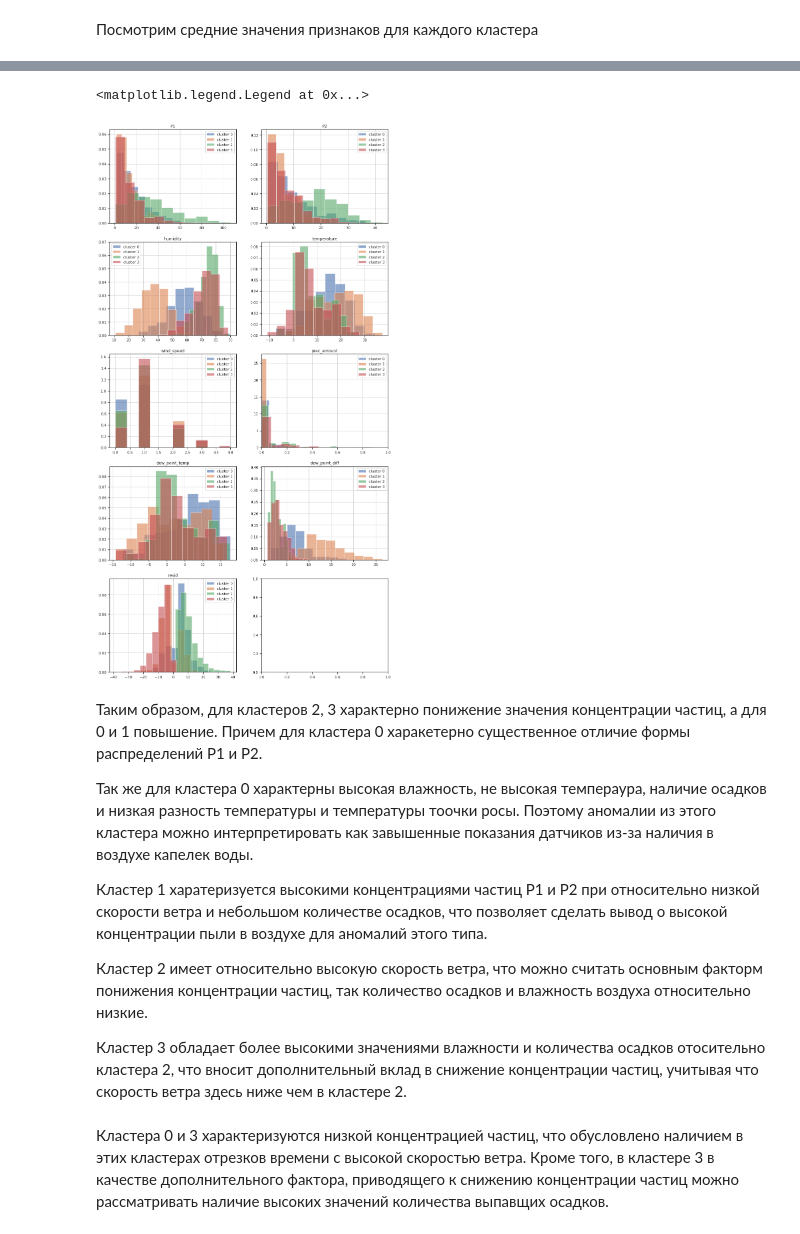
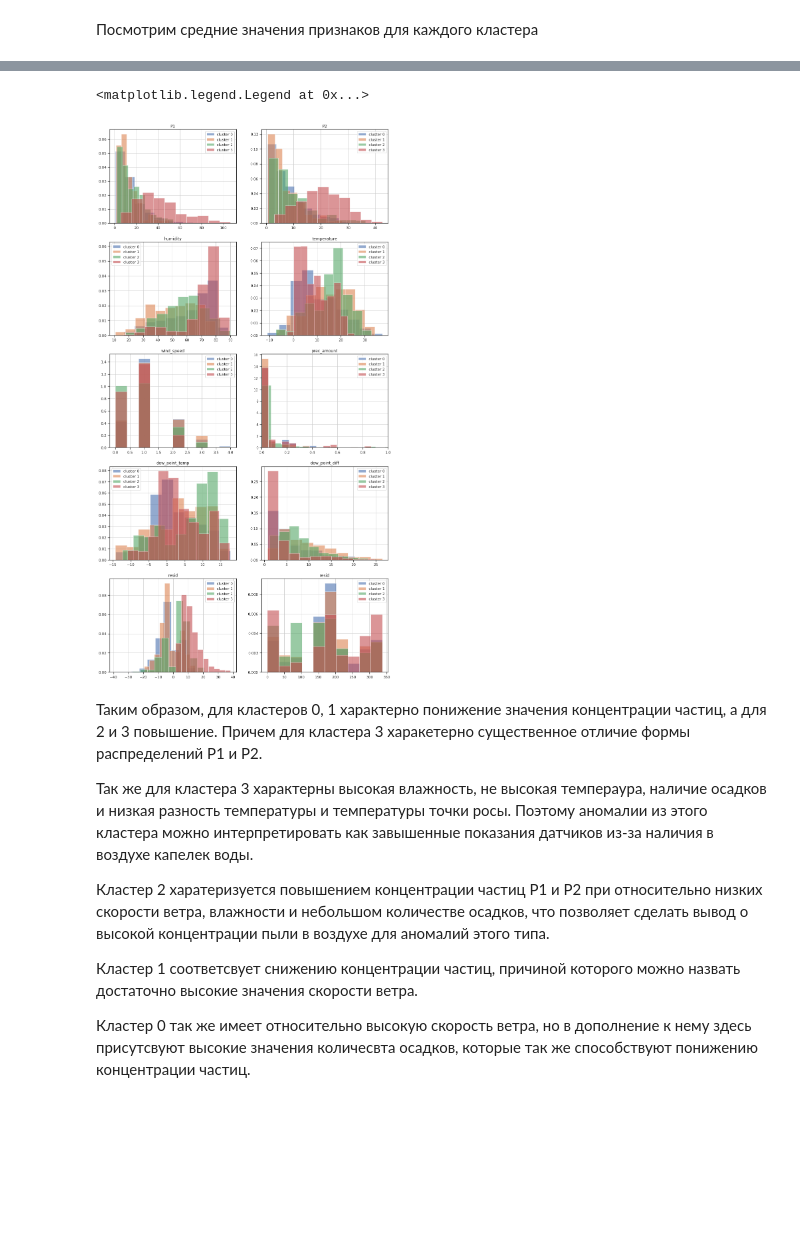
Before and after one commit to aerubanov/Proj_Air_Quality, a Jupyter notebook: notebooks/Anomaly detection.ipynb, the cells around one changed output, grey strips where cells are left out. Cells and saved outputs as stored; diff of their text form; code cells hidden in the pictures; blank space fills up the shorter version.

Commit message:
add new featurse for clustering

```diff
--- a/notebooks/Anomaly detection.ipynb
+++ b/notebooks/Anomaly detection.ipynb
@@ -309,5 +267,5 @@ sel_columns = ['mean_hum', 'prec_amount',
 # %%
-pca, X, pca_score = dimension_reduction(anomdata[sel_columns])
+pca, X, pca_score = dimension_reduction(anomdata, n_comp=3)
 # %%
 plt.plot(1-pca.explained_variance_ratio_)
 # %% [output]
@@ -387,0 +349,7 @@ ax.scatter(X[:,0], X[:,1], X[:,2], c=anomdata['cluster'].values)
+# %%
+clust_prop = anomdata.groupby(['cluster']).mean().sort_values('resid_change').reset_index()
+# %%
+cluster_map = {}
+for i in range(len(clust_prop)):
+    cluster_map[int(clust_prop.iloc[i].cluster)] = i
+cluster_map
@@ -388,2 +374,4 @@ ax.scatter(X[:,0], X[:,1], X[:,2], c=anomdata['cluster'].values)
+# %%
+anomalies['cluster'] = anomalies.cluster.map(cluster_map)
 # %% [markdown]
 Посмотрим средние значения признаков для каждого кластера
@@ -438,43 +398,46 @@ for i in range(n_clast):
 axs[1, 1].set_title('temperature')
 axs[1, 1].legend(loc = 'best')
 
 for i in range(n_clast):
     anomalies[anomalies.cluster == i].wind_speed.hist(ax=axs[2, 0],bins=10, alpha = 0.6, label=f'cluster {i}', density=True)
 axs[2, 0].set_title('wind_speed')
 axs[2, 0].legend(loc = 'best')
 
 for i in range(n_clast):
     anomalies[anomalies.cluster == i].prec_amount.hist(ax=axs[2, 1], bins=20, alpha = 0.6, label=f'cluster {i}', density=True)
 axs[2, 1].set_title('prec_amount')
 axs[2, 1].set_xlim([0, 1])
 axs[2, 1].legend(loc = 'best')
 
 for i in range(n_clast):
     anomalies[anomalies.cluster == i].dew_point_temp.hist(ax=axs[3, 0], alpha = 0.6, label=f'cluster {i}', density=True)
 axs[3, 0].set_title('dew_point_temp')
 axs[3, 0].legend(loc = 'best')
 
 for i in range(n_clast):
     anomalies[anomalies.cluster == i].dew_point_diff.hist(ax=axs[3, 1], alpha = 0.6, label=f'cluster {i}', density=True)
 axs[3, 1].set_title('dew_point_diff')
 axs[3, 1].legend(loc = 'best')
 
 for i in range(n_clast):
     anomalies[anomalies.cluster == i].resid.hist(ax=axs[4, 0], alpha = 0.6, label=f'cluster {i}', density=True)
 axs[4, 0].set_title('resid')
 axs[4, 0].legend(loc = 'best')
+
+for i in range(n_clast):
+    anomalies[anomalies.cluster == i].wind_direction.hist(ax=axs[4, 1], alpha = 0.6, label=f'cluster {i}', density=True)
+axs[4, 1].set_title('resid')
+axs[4, 1].legend(loc = 'best')
 # %% [output]
 <matplotlib.legend.Legend at 0x...>
-[figure, old version]
+[figure, new version]
 # %% [markdown]
-Таким образом, для кластеров 2, 3 характерно понижение значения концентрации частиц, а для 0 и 1 повышение. Причем для кластера 0 харакетерно существенное отличие формы распределений P1 и P2.
+Таким образом, для кластеров 0, 1 характерно понижение значения концентрации частиц, а для 2 и 3 повышение. Причем для кластера 3 харакетерно существенное отличие формы распределений P1 и P2.
 
-Так же для кластера 0 характерны высокая влажность, не высокая темпераура, наличие осадков и низкая разность температуры и температуры тоочки росы. Поэтому аномалии из этого кластера можно интерпретировать как завышенные показания датчиков из-за наличия в воздухе капелек воды.
+Так же для кластера 3 характерны высокая влажность, не высокая темпераура, наличие осадков и низкая разность температуры и температуры точки росы. Поэтому аномалии из этого кластера можно интерпретировать как завышенные показания датчиков из-за наличия в воздухе капелек воды.
 
-Кластер 1 харатеризуется высокими концентрациями частиц Р1 и Р2 при относительно низкой скорости ветра и небольшом количестве осадков, что позволяет сделать вывод о высокой концентрации пыли в воздухе для аномалий этого типа.
+Кластер 2 харатеризуется повышением концентрации частиц Р1 и Р2 при относительно низких скорости ветра, влажности и небольшом количестве осадков, что позволяет сделать вывод о высокой концентрации пыли в воздухе для аномалий этого типа.
 
-Кластер 2 имеет относительно высокую скорость ветра, что можно считать основным факторм понижения концентрации частиц, так количество осадков и влажность воздуха относительно низкие.
+Кластер 1 соответсвует снижению концентрации частиц, причиной которого можно назвать достаточно высокие значения скорости ветра.
 
-Кластер 3 обладает более высокими значениями влажности и количества осадков отосительно кластера 2, что вносит дополнительный вклад в снижение концентрации частиц, учитывая что скорость ветра здесь ниже чем в кластере 2.
+Кластер 0 так же имеет относительно высокую скорость ветра, но в дополнение к нему здесь присутсвуют высокие значения количесвта осадков, которые так же способствуют понижению концентрации частиц.
-# %% [markdown]
-Кластера 0 и 3 характеризуются низкой концентрацией частиц, что обусловлено наличием в этих кластерах отрезков времени с высокой скоростью ветра. Кроме того, в кластере 3 в качестве дополнительного фактора, приводящего к снижению концентрации частиц можно рассматривать наличие высоких значений количества выпавщих осадков.
```
Also changed, not shown: parts of 22 cells of this notebook.
